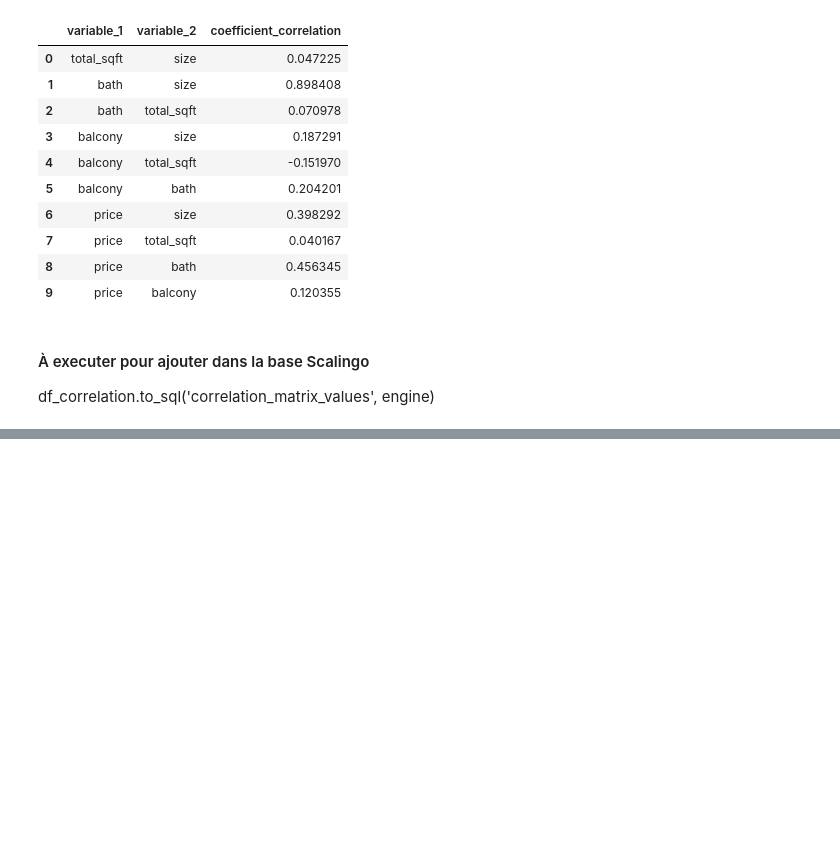
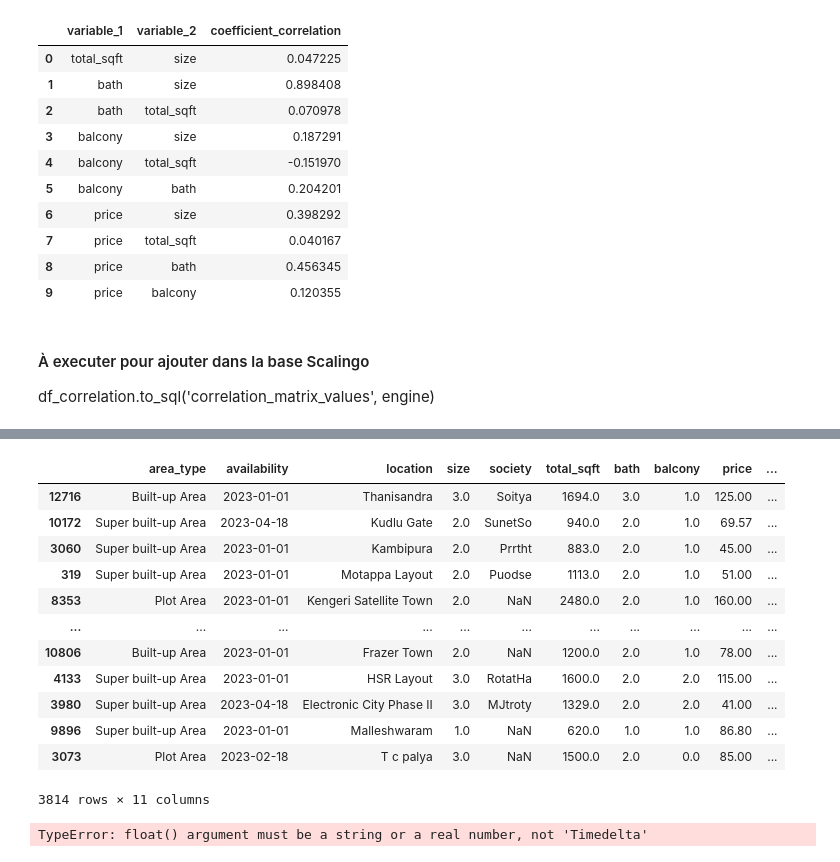
Before and after one commit to MateoDubernet/data-science-project-2, a Jupyter notebook: projet.ipynb, the cells around one changed output, grey strips where cells are left out. Cells and saved outputs as stored; diff of their text form; code cells hidden in the pictures; blank space fills up the shorter version.

```diff
--- a/projet.ipynb
+++ b/projet.ipynb
@@ -342,0 +511,17 @@ df_correlation.to_sql('correlation_matrix_values', engine)
+# %%
+df_test['days_before'] = (df_test['availability'] - today)
+df_test
+# %% [output]
+|  | area_type | availability | location | size | society | total_sqft | bath | balcony | price | ... |
+| 12716 | Built-up Area | 2023-01-01 | Thanisandra | 3.0 | Soitya | 1694.0 | 3.0 | 1.0 | 125.00 | ... |
+| 10172 | Super built-up Area | 2023-04-18 | Kudlu Gate | 2.0 | SunetSo | 940.0 | 2.0 | 1.0 | 69.57 | ... |
+| 3060 | Super built-up Area | 2023-01-01 | Kambipura | 2.0 | Prrtht | 883.0 | 2.0 | 1.0 | 45.00 | ... |
+| 319 | Super built-up Area | 2023-01-01 | Motappa Layout | 2.0 | Puodse | 1113.0 | 2.0 | 1.0 | 51.00 | ... |
+| 8353 | Plot Area | 2023-01-01 | Kengeri Satellite Town | 2.0 | NaN | 2480.0 | 2.0 | 1.0 | 160.00 | ... |
+| ... | ... | ... | ... | ... | ... | ... | ... | ... | ... | ... |
+| 10806 | Built-up Area | 2023-01-01 | Frazer Town | 2.0 | NaN | 1200.0 | 2.0 | 1.0 | 78.00 | ... |
+| 4133 | Super built-up Area | 2023-01-01 | HSR Layout | 3.0 | RotatHa | 1600.0 | 2.0 | 2.0 | 115.00 | ... |
+| 3980 | Super built-up Area | 2023-04-18 | Electronic City Phase II | 3.0 | MJtroty | 1329.0 | 2.0 | 2.0 | 41.00 | ... |
+| 9896 | Super built-up Area | 2023-01-01 | Malleshwaram | 1.0 | NaN | 620.0 | 1.0 | 1.0 | 86.80 | ... |
+| 3073 | Plot Area | 2023-02-18 | T c palya | 3.0 | NaN | 1500.0 | 2.0 | 0.0 | 85.00 | ... |
+3814 rows × 11 columns
@@ -342,0 +534,5 @@ df_correlation.to_sql('correlation_matrix_values', engine)
+# %%
+model = LinearRegression(fit_intercept=True)
+model.fit(X, Y)
+# %% [output]
+TypeError: float() argument must be a string or a real number, not 'Timedelta'
```
Also changed, not shown: parts of 28 cells of this notebook, 1 other file.
